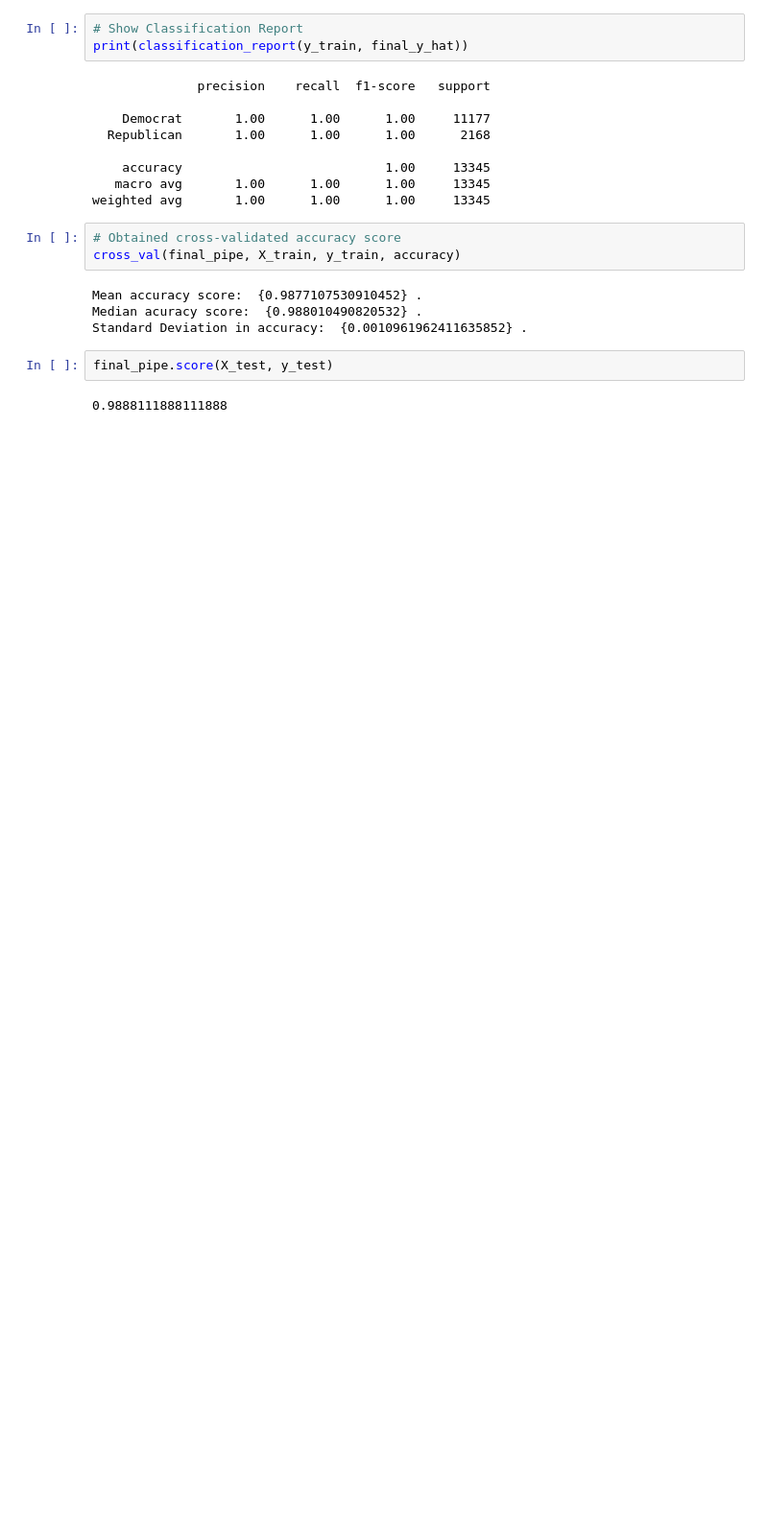
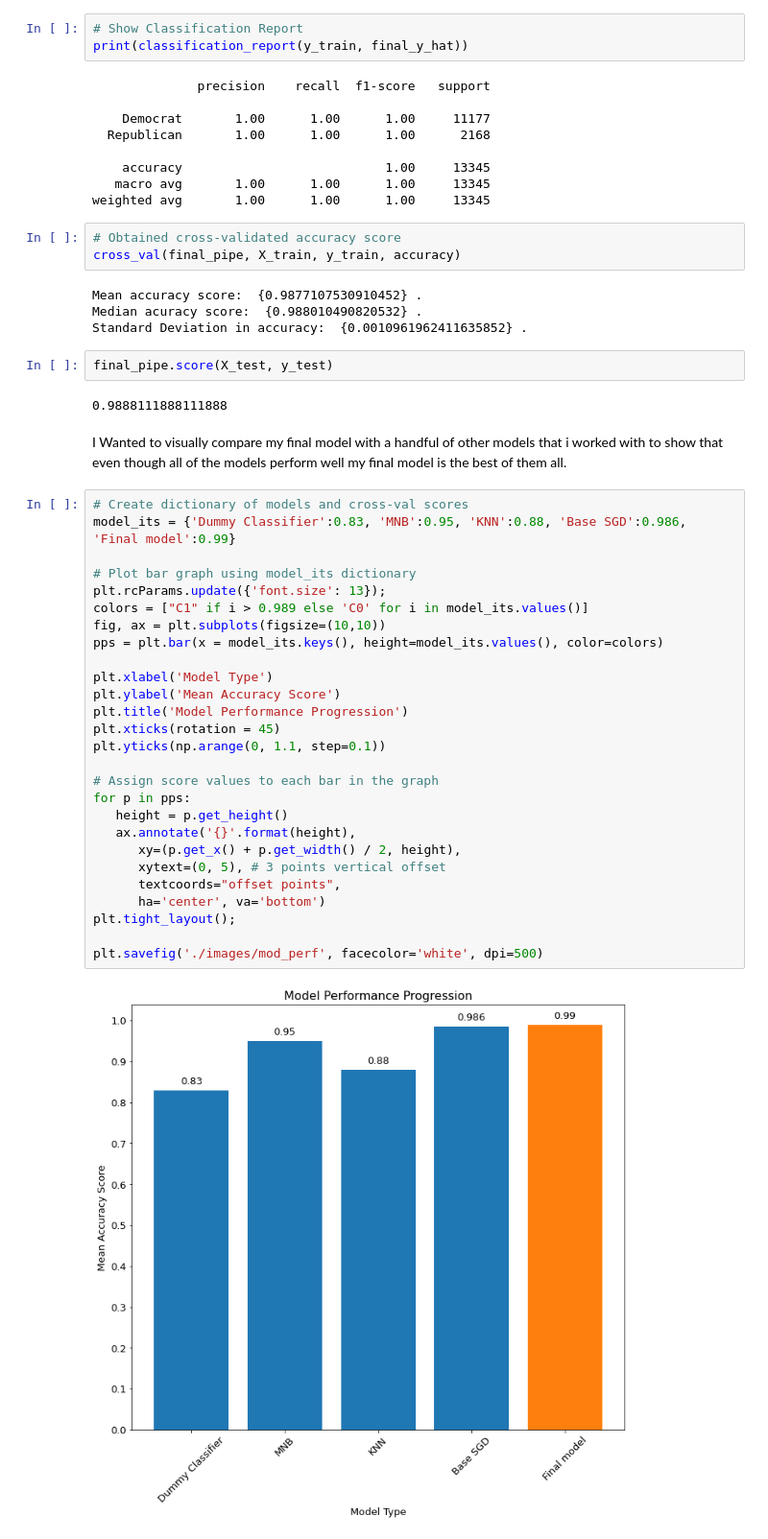
Before and after one commit to JohnSheehan8/Capstone-Political-data, a Jupyter notebook: Capstone_final.ipynb, the cells around one changed output. Shown: that part at 96% size. Saved outputs shown, nothing was run; the diff lists cells and outputs as text; blank space fills up the shorter version.

Commit message:
finalized markdown and notebook

```diff
--- a/Capstone_final.ipynb
+++ b/Capstone_final.ipynb
@@ -1114,4 +1161,35 @@ Standard Deviation in accuracy:  {0.0010961962411635852} .
 final_pipe.score(X_test, y_test)
 # %% [output]
 0.9888111888111888
+# %% [markdown]
+I Wanted to visually compare my final model with a handful of other models that i worked with to show that even though all of the models perform well my final model is the best of them all.
+# %%
+# Create dictionary of models and cross-val scores
+model_its = {'Dummy Classifier':0.83, 'MNB':0.95, 'KNN':0.88, 'Base SGD':0.986, 'Final model':0.99}
+
+# Plot bar graph using model_its dictionary
+plt.rcParams.update({'font.size': 13});
+colors = ["C1" if i > 0.989 else 'C0' for i in model_its.values()]
+fig, ax = plt.subplots(figsize=(10,10))
+pps = plt.bar(x = model_its.keys(), height=model_its.values(), color=colors)
+
+plt.xlabel('Model Type')
+plt.ylabel('Mean Accuracy Score')
+plt.title('Model Performance Progression')
+plt.xticks(rotation = 45)
+plt.yticks(np.arange(0, 1.1, step=0.1))
+
+# Assign score values to each bar in the graph
+for p in pps:
+   height = p.get_height()
+   ax.annotate('{}'.format(height),
+      xy=(p.get_x() + p.get_width() / 2, height),
+      xytext=(0, 5), # 3 points vertical offset
+      textcoords="offset points",
+      ha='center', va='bottom')
+plt.tight_layout();
+
+plt.savefig('./images/mod_perf', facecolor='white', dpi=500)
+# %% [output]
+[figure, added]
 # %% [markdown]
```
Also changed, not shown: parts of 86 cells of this notebook, 3 other files.
